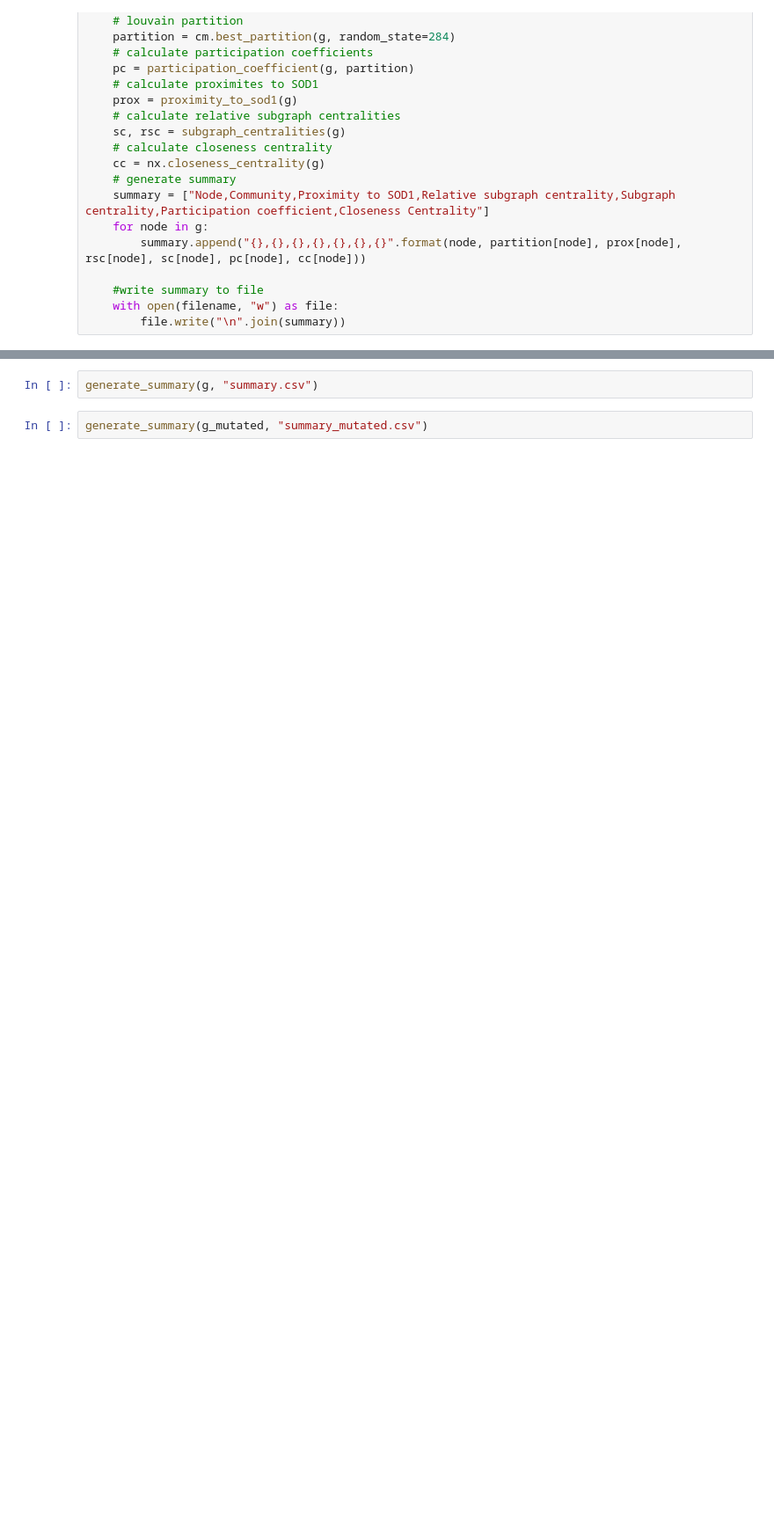
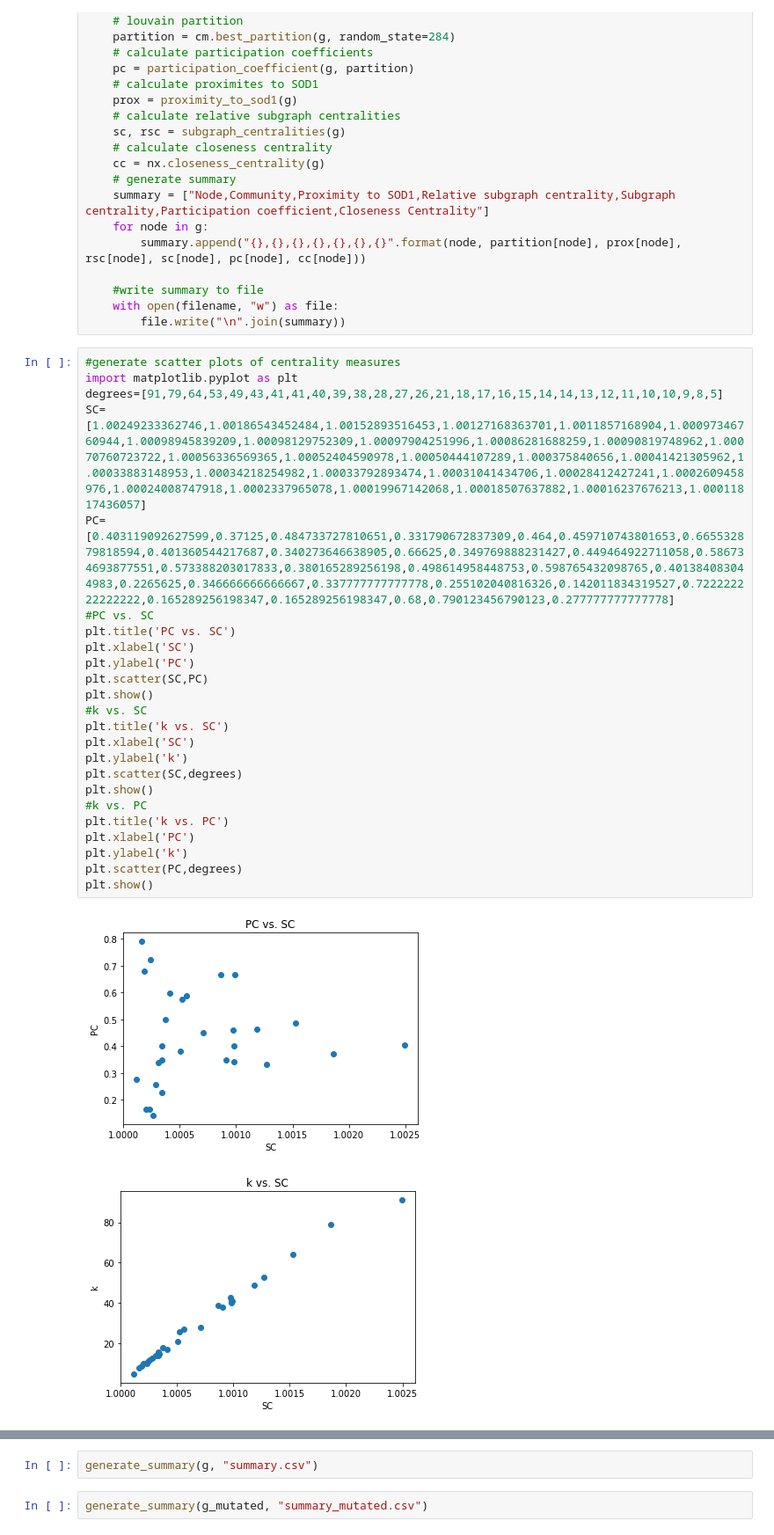
Before and after one commit to pavlecajic/MATH3888-network-codes, a Jupyter notebook: network_analysis.ipynb, the cells around one changed output, grey strips where cells are left out. Shown at 88% size. Saved outputs shown, nothing was run; the diff lists cells and outputs as text; blank space fills up the shorter version.

Commit message:
scatter plots

```diff
--- a/network_analysis.ipynb
+++ b/network_analysis.ipynb
@@ -132,3 +143,30 @@ def generate_summary(g, filename):
     #write summary to file
     with open(filename, "w") as file:
         file.write("\n".join(summary))
+# %%
+#generate scatter plots of centrality measures
+import matplotlib.pyplot as plt
+degrees=[91,79,64,53,49,43,41,41,40,39,38,28,27,26,21,18,17,16,15,14,14,13,12,11,10,10,9,8,5]
+SC=[1.00249233362746,1.00186543452484,1.00152893516453,1.00127168363701,1.0011857168904,1.00097346760944,1.00098945839209,1.00098129752309,1.00097904251996,1.00086281688259,1.00090819748962,1.00070760723722,1.00056336569365,1.00052404590978,1.00050444107289,1.000375840656,1.00041421305962,1.00033883148953,1.00034218254982,1.00033792893474,1.00031041434706,1.00028412427241,1.0002609458976,1.00024008747918,1.0002337965078,1.00019967142068,1.00018507637882,1.00016237676213,1.00011817436057]
+PC=[0.403119092627599,0.37125,0.484733727810651,0.331790672837309,0.464,0.459710743801653,0.665532879818594,0.401360544217687,0.340273646638905,0.66625,0.349769888231427,0.449464922711058,0.586734693877551,0.573388203017833,0.380165289256198,0.498614958448753,0.598765432098765,0.401384083044983,0.2265625,0.346666666666667,0.337777777777778,0.255102040816326,0.142011834319527,0.722222222222222,0.165289256198347,0.165289256198347,0.68,0.790123456790123,0.277777777777778]
+#PC vs. SC
+plt.title('PC vs. SC')
+plt.xlabel('SC')
+plt.ylabel('PC')
+plt.scatter(SC,PC)
+plt.show()
+#k vs. SC
+plt.title('k vs. SC')
+plt.xlabel('SC')
+plt.ylabel('k')
+plt.scatter(SC,degrees)
+plt.show()
+#k vs. PC
+plt.title('k vs. PC')
+plt.xlabel('PC')
+plt.ylabel('k')
+plt.scatter(PC,degrees)
+plt.show()
+# %% [output]
+[figure, added]
+[figure, added]
```
Also changed, not shown: parts of 2 cells of this notebook.
